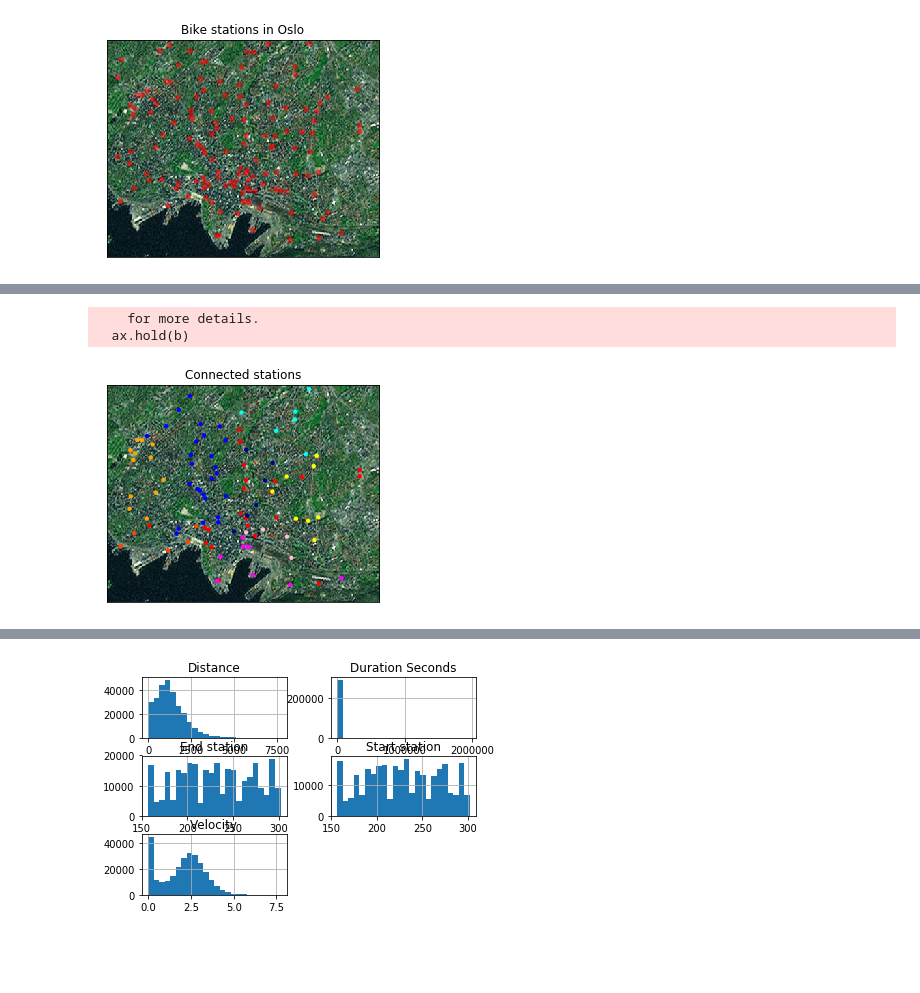
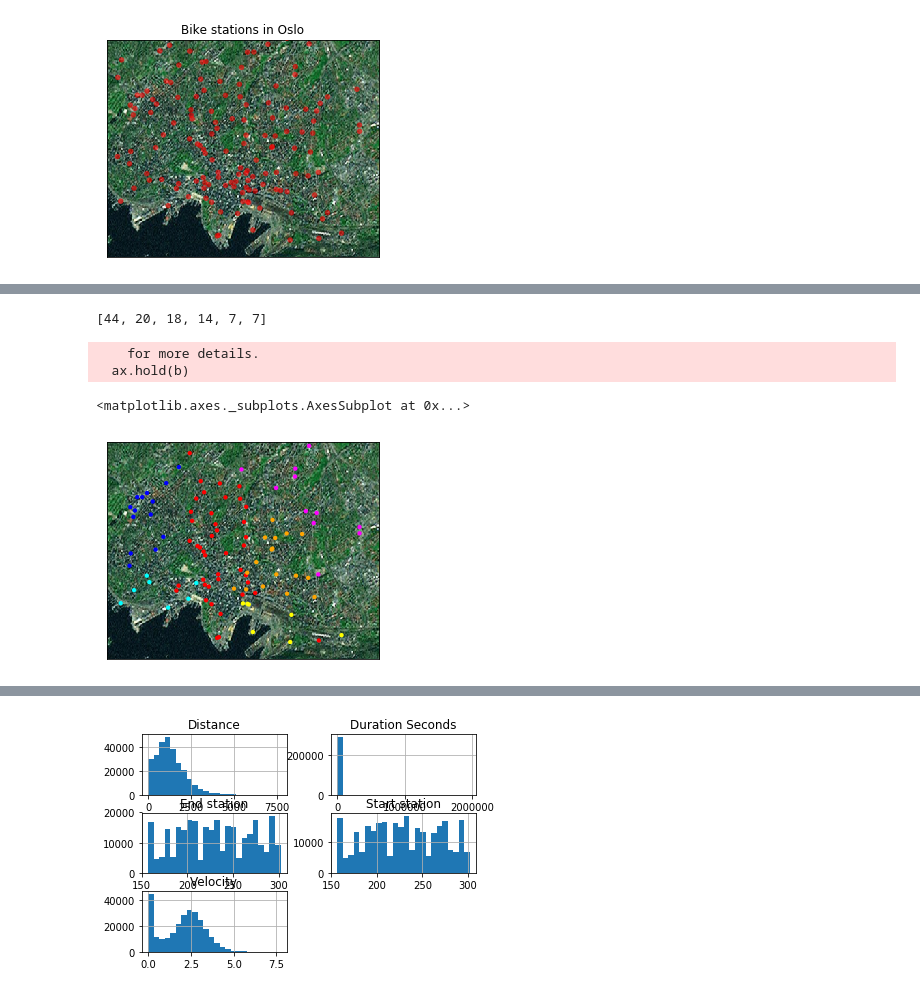
Before and after one commit to jonnor/bike-sharing-oslo, a Jupyter notebook: Oslo.ipynb, the cells around one changed output, grey strips where cells are left out. Drawn from its saved outputs; the diff is of its cells as text; code cells hidden in the pictures; blank space fills up the shorter version.

Commit message:
Oslo: More clustering
N=6 gives nice results

```diff
--- a/Oslo.ipynb
+++ b/Oslo.ipynb
@@ -394,22 +430,12 @@ station_clusters = sorted(station_clusters, key=len, reverse=True)
-# %%
-connecivity_map = create_map()
-# TODO: calculate mapbounds from station info / trips present in dataset
-colors = ['red', 'blue', 'orange', 'magenta', 'yellow', 'aqua', 'darkblue', 'orangered', 'pink' ]
-assert len(colors) >= len(station_clusters), "Missing colors %d" % (len(colors)-len(station_clusters),)
-for idx, cluster in enumerate(station_clusters):
-    for station_id in cluster:
-        station = stations_by_id.get(station_id, None)
-        if not station:
-            continue
-        center = station['center']
-        lon, lat = center['longitude'], center['latitude']
-        color = colors[idx]
-        poly = station_map.tissot(lon,lat,0.0004,64,facecolor=color,zorder=10,alpha=1.0)
-
-ax = plt.gca()
-plt.title("Connected stations")
-plt.show()
-# %% [output]
-    for more details.
-  ax.hold(b)
-[figure, removed]
+# %%
+df = trips['2016-06-03':'2016-07-03']
+df = df[df.index.weekday >= 5]
+clustered = cluster_connected(df, n_clusters=6)
+print([len(c) for c in clustered])
+plot_station_groups(clustered)
+# %% [output]
+[44, 20, 18, 14, 7, 7]
+    for more details.
+  ax.hold(b)
+<matplotlib.axes._subplots.AxesSubplot at 0x...>
+[figure, added]
```
Also changed, not shown: parts of 7 cells of this notebook.
